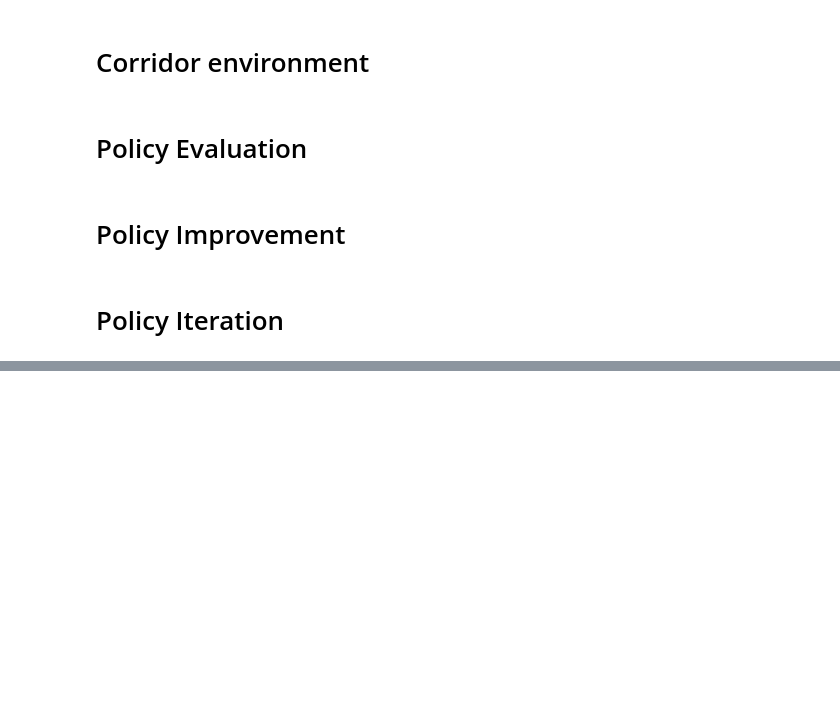
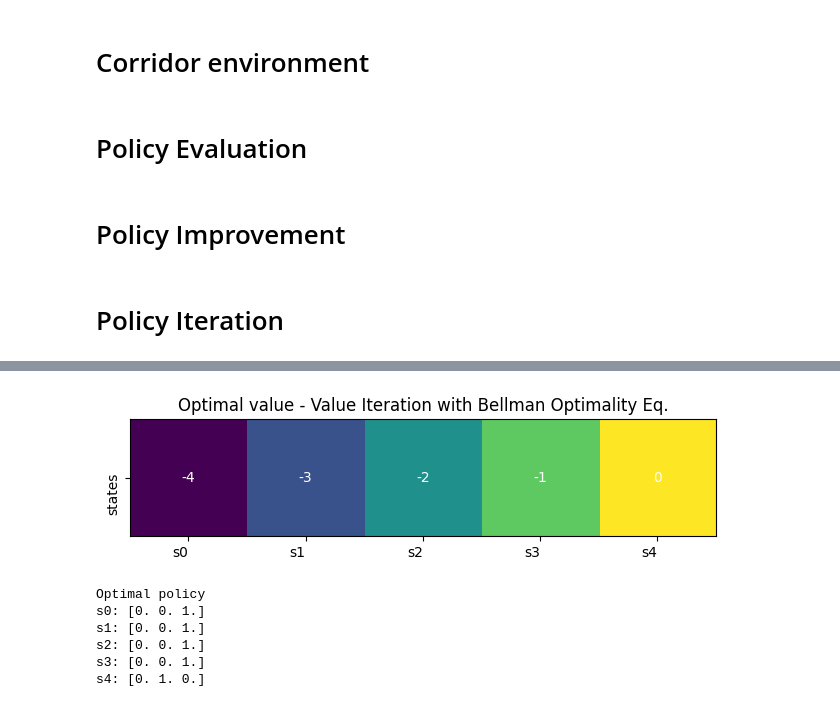
Before and after one commit to ToyProblems-xyz/Notebooks, a Jupyter notebook: src/PolicyIteration.ipynb, the cells around one changed output, grey strips where cells are left out. Cells and saved outputs as stored; diff of their text form; code cells hidden in the pictures; blank space fills up the shorter version.

```diff
--- a/src/PolicyIteration.ipynb
+++ b/src/PolicyIteration.ipynb
@@ -171,0 +172,40 @@ AttributeError: 'CorridorEnv' object has no attribute 'action_space'
+# %%
+def bellman_optimality_update(V, pi, s, transitions):
+    q = np.zeros(n_actions)
+    for a in range(n_actions):
+        value = 0
+        for p, s_, r, done in transitions[s][a]:
+            value += p*(r + gamma*(V[s_]))*(not done)
+        q[a] = value
+    V[s] = max(q)
+
+def value_iteration_w_bellman_optimality():
+    P_model = env.model
+    V = np.zeros(n_states)
+    pi = [np.ones(n_actions)/n_actions]*n_states # Set the policy to a uniform distribution
+    while True:
+        delta = 0.0
+        V_prev = V.copy()
+        for s in range(n_states):
+            bellman_optimality_update(V, pi, s, P_model)
+            delta = max(delta, abs(V[s] - V_prev[s]))
+        if delta < 0.01:
+            break
+
+    for s in range(n_states):
+        greedify_policy(V, pi, s, P_model)
+    return V, pi
+# %%
+V, pi = value_iteration_w_bellman_optimality()
+annotated_heatmap([V], "Optimal value - Value Iteration with Bellman Optimality Eq.")
+print("Optimal policy")
+for s, actions in enumerate(pi):
+    print("s"+str(s)+":", actions)
+# %% [output]
+[figure, added]
+Optimal policy
+s0: [0. 0. 1.]
+s1: [0. 0. 1.]
+s2: [0. 0. 1.]
+s3: [0. 0. 1.]
+s4: [0. 1. 0.]
```
Also changed, not shown: parts of 9 cells of this notebook, 1 other file.
